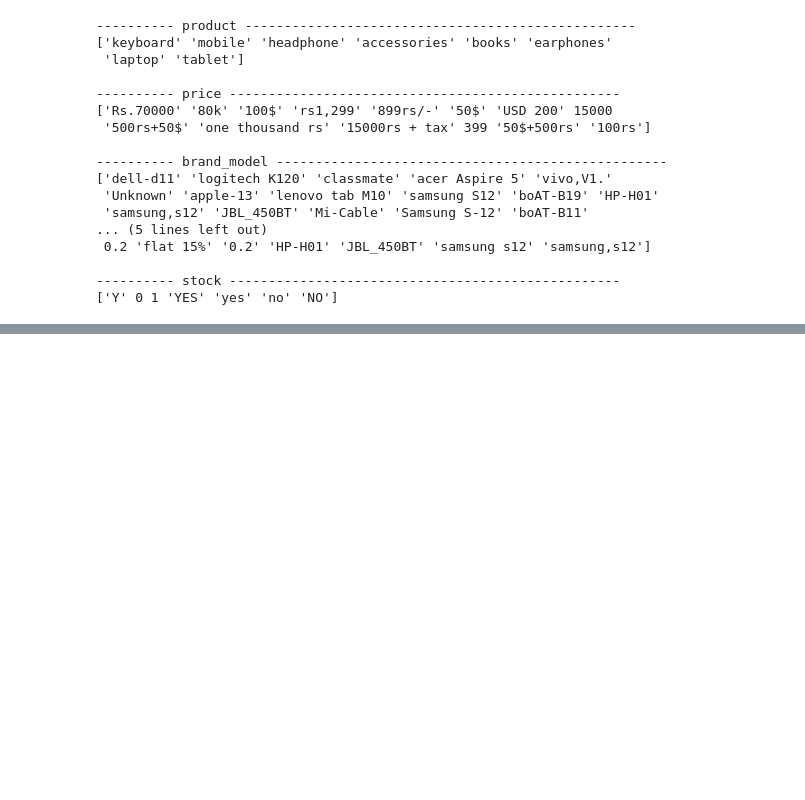
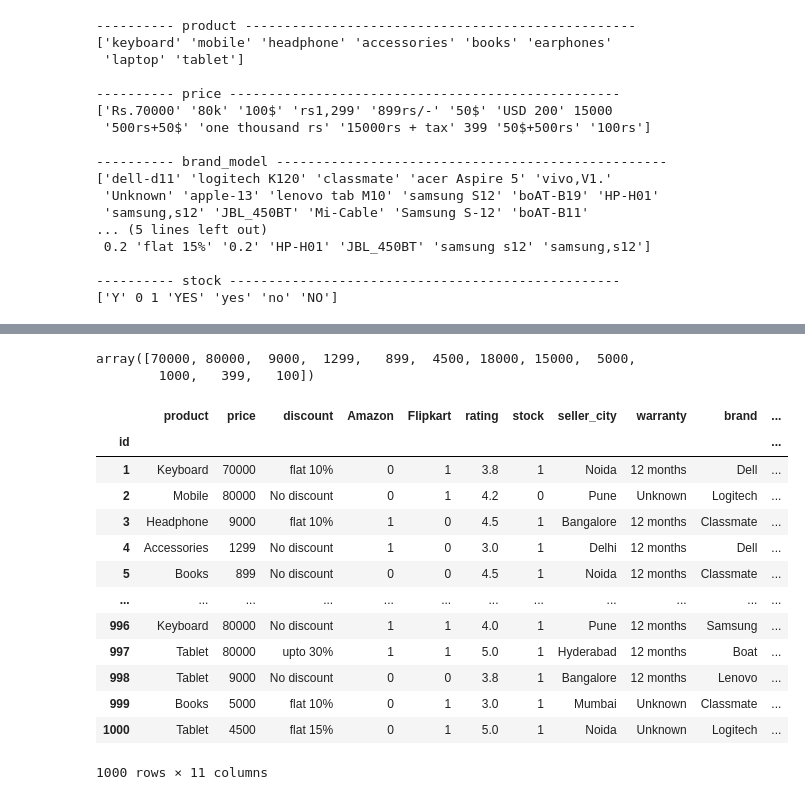
Before and after one commit to Aakashdoraisamy/python-data-science, a Jupyter notebook: Python_Libraries/pandas/mock/mock.ipynb, the cells around one changed output, grey strips where cells are left out. Drawn from its saved outputs; the diff is of its cells as text; code cells hidden in the pictures; blank space fills up the shorter version.

```diff
--- a/Python_Libraries/pandas/mock/mock.ipynb
+++ b/Python_Libraries/pandas/mock/mock.ipynb
@@ -266,0 +414,47 @@ Length: 1000, dtype: object
+# %%
+df['price']=df['price'].str.replace('USD','$',regex=True,case=False)
+# %%
+df['price']=df['price'].str.replace('k','000',regex=True,case=False)
+# %%
+def conv(p):
+    dol=90
+    if  '+' in  p:
+         L=p.split('+')
+         if L[0].isdigit():
+            v1=float(L[0])
+         elif '$' in L[0]:
+            v1=float(L[0].strip('$'))*dol
+
+         if L[1].isdigit():
+            v2=float(L[1])
+         elif '$' in L[1]:
+            v2=float(L[1].strip('$'))*dol
+         return v1+v2
+    elif '$' in p:
+       return float(p.strip('$'))*dol
+    else:
+        return float(p)
+# %%
+df['price']=df['price'].apply(conv).astype(int)
+# %%
+df['price'].unique()
+# %% [output]
+array([70000, 80000,  9000,  1299,   899,  4500, 18000, 15000,  5000,
+        1000,   399,   100])
+# %%
+df
+# %% [output]
+|  | product | price | discount | Amazon | Flipkart | rating | stock | seller_city | warranty | brand | ... |
+| id |  |  |  |  |  |  |  |  |  |  | ... |
+| 1 | Keyboard | 70000 | flat 10% | 0 | 1 | 3.8 | 1 | Noida | 12 months | Dell | ... |
+| 2 | Mobile | 80000 | No discount | 0 | 1 | 4.2 | 0 | Pune | Unknown | Logitech | ... |
+| 3 | Headphone | 9000 | flat 10% | 1 | 0 | 4.5 | 1 | Bangalore | 12 months | Classmate | ... |
+| 4 | Accessories | 1299 | No discount | 1 | 0 | 3.0 | 1 | Delhi | 12 months | Dell | ... |
+| 5 | Books | 899 | No discount | 0 | 0 | 4.5 | 1 | Noida | 12 months | Classmate | ... |
+| ... | ... | ... | ... | ... | ... | ... | ... | ... | ... | ... | ... |
+| 996 | Keyboard | 80000 | No discount | 1 | 1 | 4.0 | 1 | Pune | 12 months | Samsung | ... |
+| 997 | Tablet | 80000 | upto 30% | 1 | 1 | 5.0 | 1 | Hyderabad | 12 months | Boat | ... |
+| 998 | Tablet | 9000 | No discount | 0 | 0 | 3.8 | 1 | Bangalore | 12 months | Lenovo | ... |
+| 999 | Books | 5000 | flat 10% | 0 | 1 | 3.0 | 1 | Mumbai | Unknown | Classmate | ... |
+| 1000 | Tablet | 4500 | flat 15% | 0 | 1 | 5.0 | 1 | Noida | Unknown | Logitech | ... |
+1000 rows × 11 columns
```
Also changed, not shown: parts of 46 cells of this notebook.
